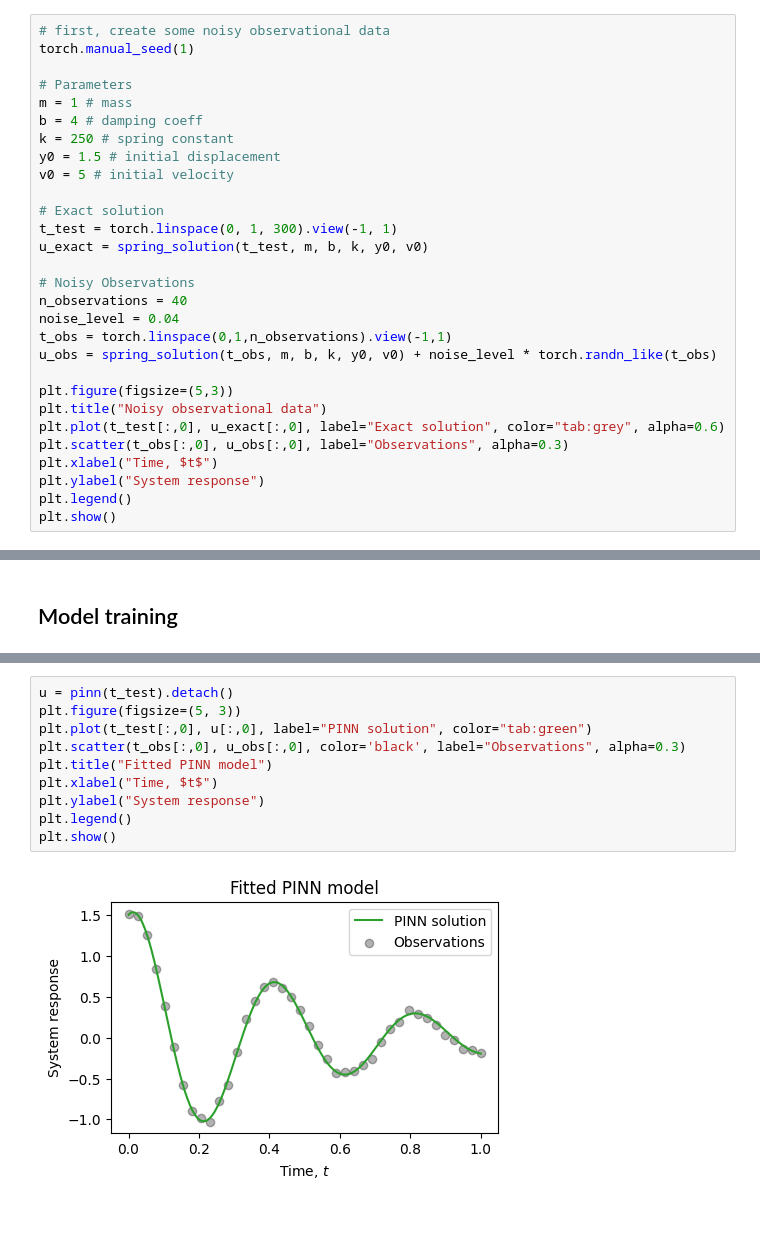
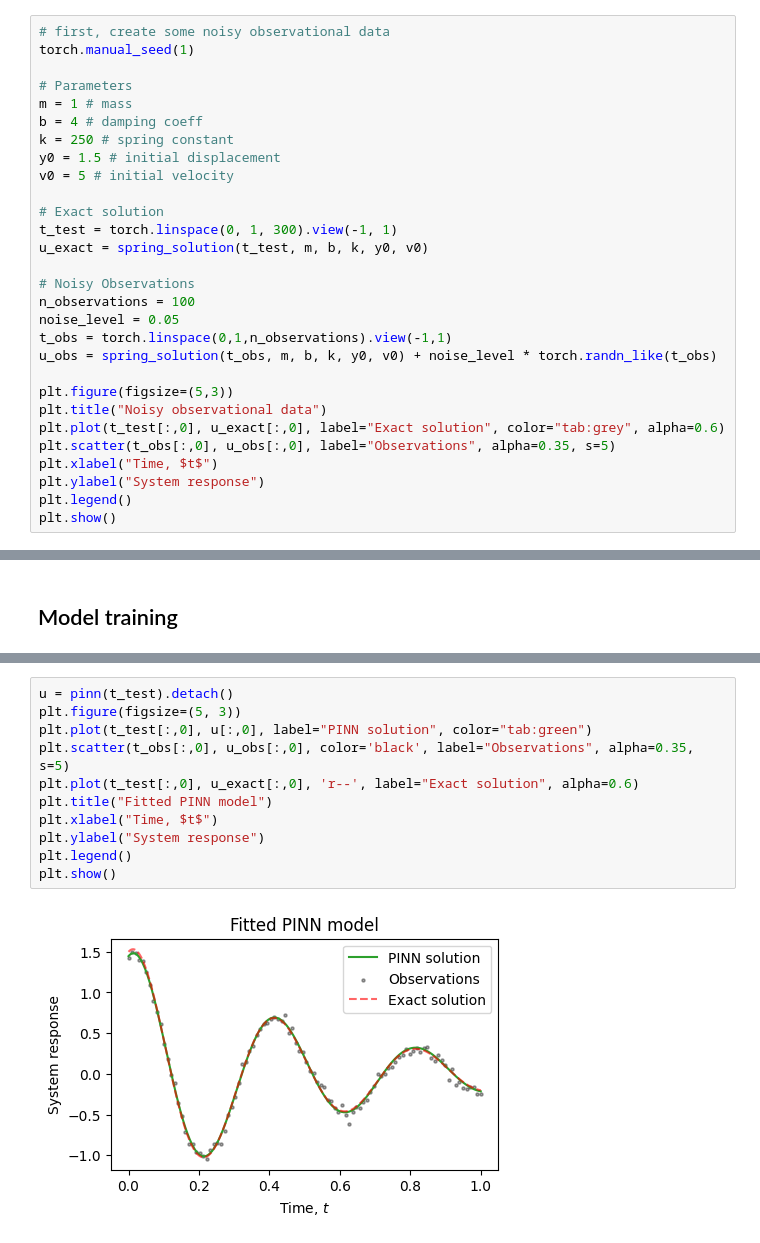
Before and after one commit to Gijinkstra/EstimationTheoryNotebooks, a Jupyter notebook: neural/pinn.ipynb, the cells around one changed output, grey strips where cells are left out. Saved outputs shown, nothing was run; the diff lists cells and outputs as text.

```diff
--- a/neural/pinn.ipynb
+++ b/neural/pinn.ipynb
@@ -77,15 +77,15 @@ t_test = torch.linspace(0, 1, 300).view(-1, 1)
 u_exact = spring_solution(t_test, m, b, k, y0, v0)
 
 # Noisy Observations
-n_observations = 40
-noise_level = 0.04
+n_observations = 100
+noise_level = 0.05
 t_obs = torch.linspace(0,1,n_observations).view(-1,1)
 u_obs = spring_solution(t_obs, m, b, k, y0, v0) + noise_level * torch.randn_like(t_obs)
 
 plt.figure(figsize=(5,3))
 plt.title("Noisy observational data")
 plt.plot(t_test[:,0], u_exact[:,0], label="Exact solution", color="tab:grey", alpha=0.6)
-plt.scatter(t_obs[:,0], u_obs[:,0], label="Observations", alpha=0.3)
+plt.scatter(t_obs[:,0], u_obs[:,0], label="Observations", alpha=0.35, s=5)
 plt.xlabel("Time, $t$")
 plt.ylabel("System response")
 plt.legend()
@@ -136,12 +138,13 @@ for i in tqdm(range(n_epochs), desc="Training PINN"):
 # %%
 u = pinn(t_test).detach()
 plt.figure(figsize=(5, 3))
 plt.plot(t_test[:,0], u[:,0], label="PINN solution", color="tab:green")
-plt.scatter(t_obs[:,0], u_obs[:,0], color='black', label="Observations", alpha=0.3)
+plt.scatter(t_obs[:,0], u_obs[:,0], color='black', label="Observations", alpha=0.35, s=5)
+plt.plot(t_test[:,0], u_exact[:,0], 'r--', label="Exact solution", alpha=0.6)
 plt.title("Fitted PINN model")
 plt.xlabel("Time, $t$")
 plt.ylabel("System response")
 plt.legend()
 plt.show()
 # %% [output]
-[figure, old version]
+[figure, new version]
```
Also changed, not shown: parts of 11 cells of this notebook.
